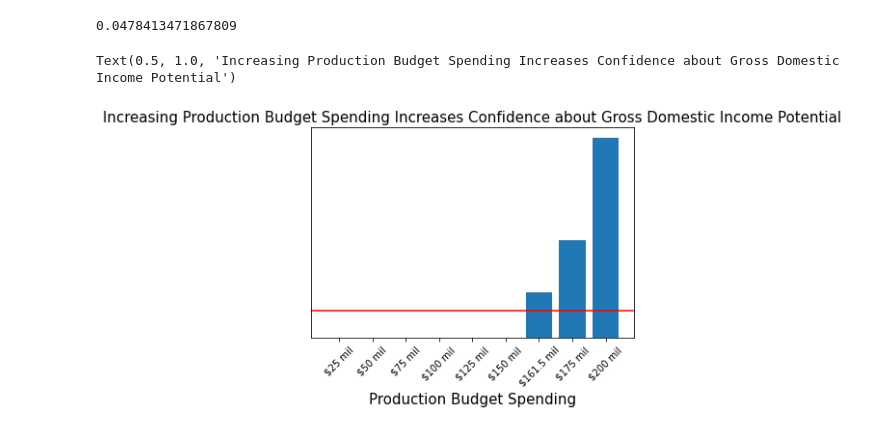
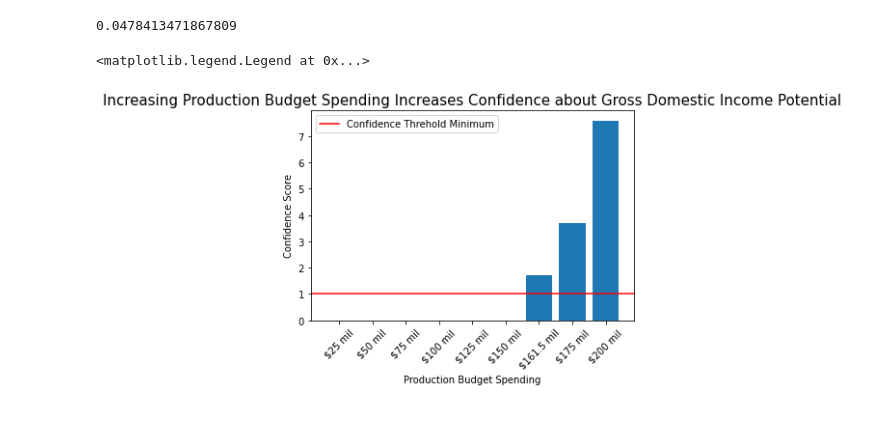
Before and after one commit to myleshansen/deloitte-intensive-capstone, a Jupyter notebook: Statistical Analysis Isabelle-Copy1.ipynb, the cells around one changed output. Drawn from its saved outputs; the diff is of its cells as text; code cells hidden in the pictures.

```diff
--- a/Statistical Analysis Isabelle-Copy1.ipynb
+++ b/Statistical Analysis Isabelle-Copy1.ipynb
@@ -427,18 +427,20 @@ pvalm2
 # %%
 import matplotlib.pyplot as plt
 
 data = {'$25 mil': 0, '$50 mil': 0, '$75 mil': 0, '$100 mil': 0, '$125 mil': 0, '$150 mil':0, '$161.5 mil': 1.7, '$175 mil': 3.7, '$200 mil':7.6}
 names = list(data.keys())
 values = list(data.values())
 
 plt.bar(range(len(data)), values, tick_label=names)
-plt.axhline(y = 1.0, color = 'r', linestyle = '-')
+plt.axhline(y = 1.0, color = 'r', linestyle = '-', label = 'Confidence Threhold Minimum')
 plt.xticks(rotation = 45)
-plt.yticks([])
-plt.tick_params(left=False)
-plt.xlabel('Production Budget Spending', fontsize=15)
+#plt.yticks([])
+#plt.tick_params(left=False)
+plt.ylabel('Confidence Score')
+plt.xlabel('Production Budget Spending', fontsize=10)
 plt.title('Increasing Production Budget Spending Increases Confidence about Gross Domestic Income Potential', fontsize=15)
+plt.legend(loc = 'upper left')
 #plt.suptitle('The more prroduction budget the more confidence gross domestic income will reach at least $150,681,196.58')
 # %% [output]
-Text(0.5, 1.0, 'Increasing Production Budget Spending Increases Confidence about Gross Domestic Income Potential')
+<matplotlib.legend.Legend at 0x...>
-[figure, old version]
+[figure, new version]
```
